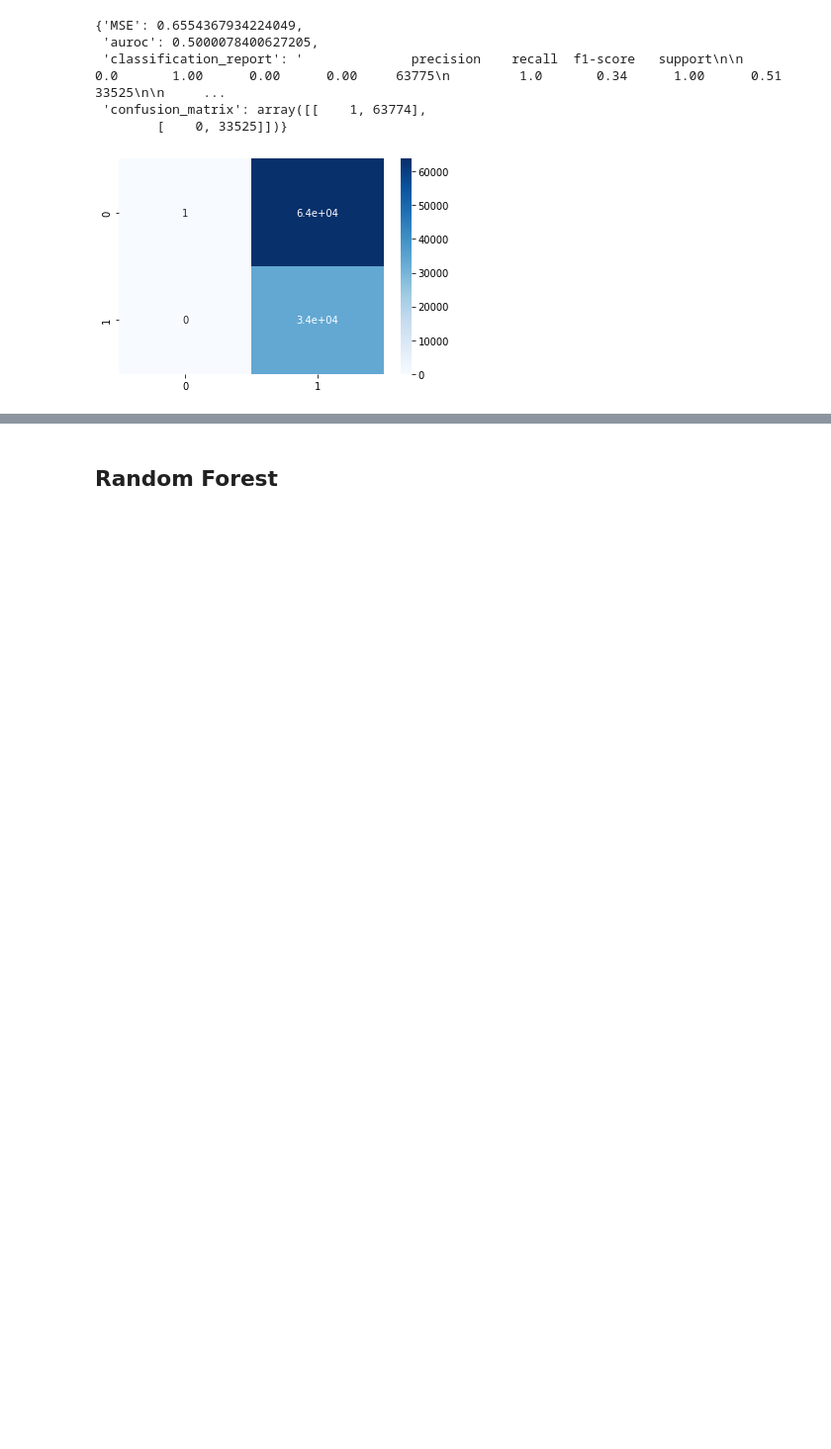
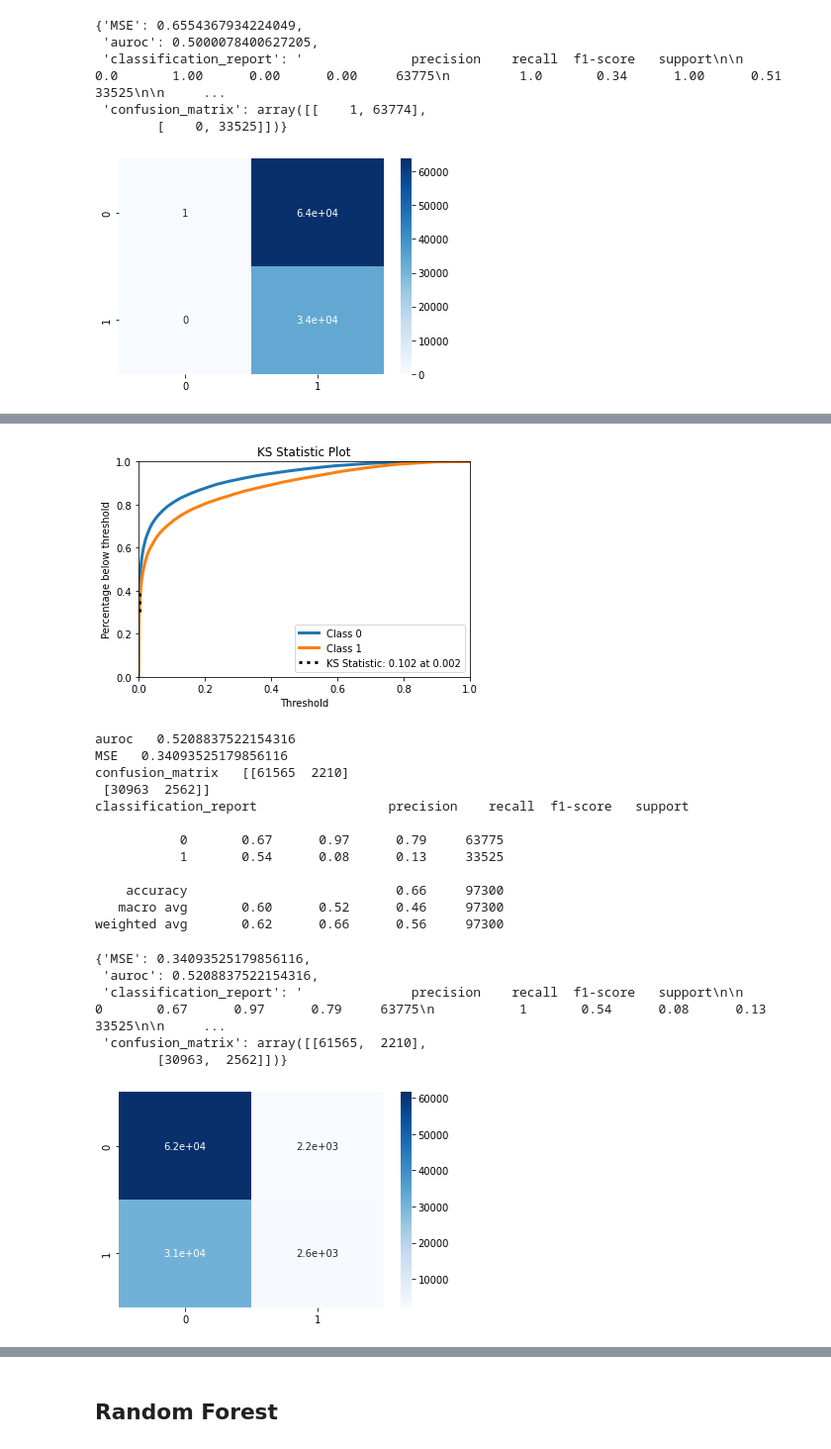
Before and after one commit to pietromasur/credit-risk-analysis, a Jupyter notebook: credit_risk_analysis.ipynb, the cells around one changed output, grey strips where cells are left out. Shown at 99% size. Cells and saved outputs as stored; diff of their text form; code cells hidden in the pictures; blank space fills up the shorter version.

```diff
--- a/credit_risk_analysis.ipynb
+++ b/credit_risk_analysis.ipynb
@@ -536,0 +555,27 @@ weighted avg       0.77      0.34      0.18     97300
+# %%
+mlp = MLPClassifier((10),n_iter_no_change=30, max_iter=10000, learning_rate_init = 0.0005)
+mlp.fit(train_and_validation_x,train_and_validation_Y)
+all_preds = mlp.predict(test_x)
+all_preds_proba = mlp.predict_proba(test_x)
+all_targets = test_Y
+get_metrics(all_targets, all_preds, all_preds_proba)
+# %% [output]
+[figure, added]
+auroc   0.5208837522154316
+MSE   0.34093525179856116
+confusion_matrix   [[61565  2210]
+ [30963  2562]]
+classification_report                 precision    recall  f1-score   support
+
+           0       0.67      0.97      0.79     63775
+           1       0.54      0.08      0.13     33525
+
+    accuracy                           0.66     97300
+   macro avg       0.60      0.52      0.46     97300
+weighted avg       0.62      0.66      0.56     97300
+{'MSE': 0.34093525179856116,
+ 'auroc': 0.5208837522154316,
+ 'classification_report': '              precision    recall  f1-score   support\n\n           0       0.67      0.97      0.79     63775\n           1       0.54      0.08      0.13     33525\n\n     ...
+ 'confusion_matrix': array([[61565,  2210],
+        [30963,  2562]])}
+[figure, added]
```
Also changed, not shown: parts of 22 cells of this notebook.
